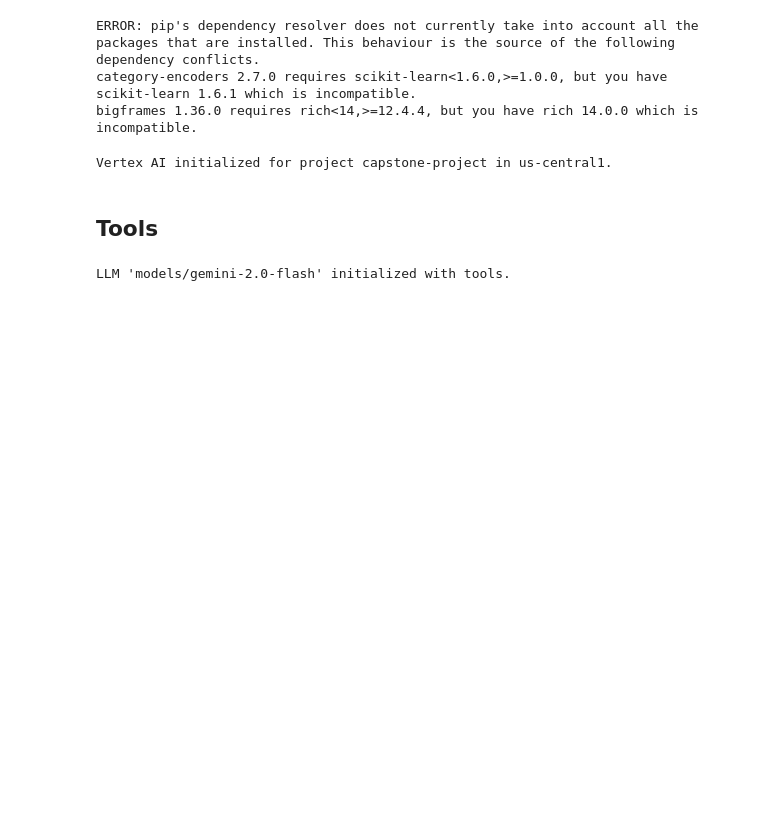
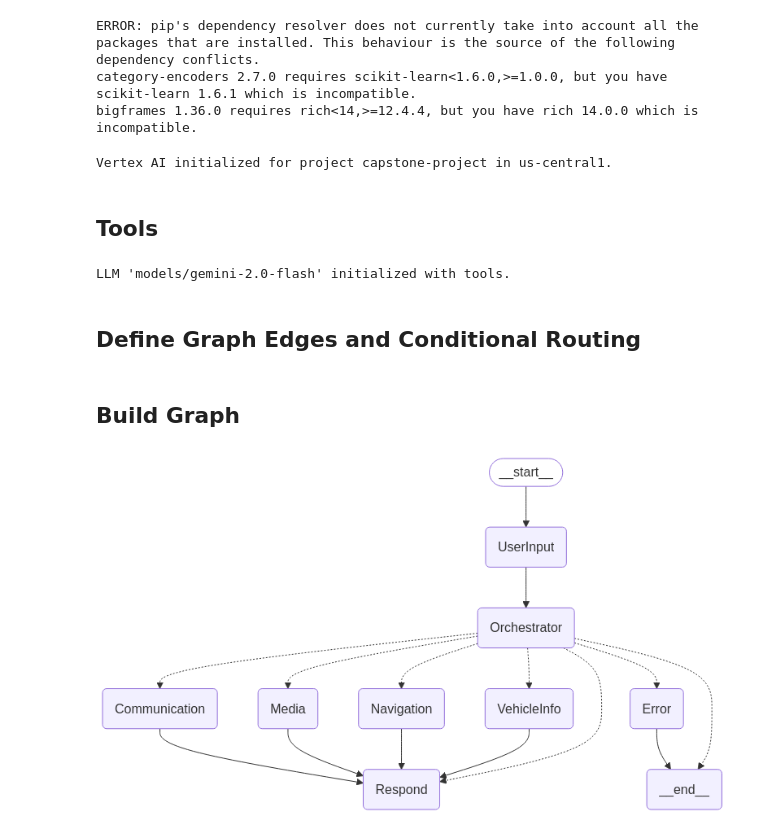
Before and after one commit to AlirezaSaei1/Gen-AI-Intensive-Course, a Jupyter notebook: capstone-project.ipynb, the cells around one changed output. Drawn from its saved outputs; the diff is of its cells as text; code cells hidden in the pictures; blank space fills up the shorter version.

```diff
--- a/capstone-project.ipynb
+++ b/capstone-project.ipynb
@@ -193,0 +219,2 @@ vehicle_info_node = ToolNode([get_vehicle_info])
+# %% [markdown]
+## Define Graph Edges and Conditional Routing
@@ -193,0 +247,43 @@ vehicle_info_node = ToolNode([get_vehicle_info])
+# %% [markdown]
+## Build Graph
+# %%
+graph_builder = StateGraph(AgentState)
+
+graph_builder.add_node("UserInput", voice_interface_agent)
+graph_builder.add_node("Orchestrator", orchestrator_agent)
+graph_builder.add_node("Navigation", navigation_node)
+graph_builder.add_node("Media", media_node)
+graph_builder.add_node("Communication", communication_node)
+graph_builder.add_node("VehicleInfo", vehicle_info_node)
+graph_builder.add_node("Respond", response_agent)
+graph_builder.add_node("Error", error_node)
+
+graph_builder.add_edge(START, "UserInput")
+graph_builder.add_edge("UserInput", "Orchestrator")
+
+graph_builder.add_conditional_edges(
+    "Orchestrator",
+    select_route,
+    {
+        "Navigation": "Navigation",
+        "Media": "Media",
+        "Communication": "Communication",
+        "VehicleInfo": "VehicleInfo",
+        "Respond": "Respond",
+        "Error": "Error",
+        END: END
+    }
+)
+
+graph_builder.add_edge("Navigation", "Respond")
+graph_builder.add_edge("Media", "Respond")
+graph_builder.add_edge("Communication", "Respond")
+graph_builder.add_edge("VehicleInfo", "Respond")
+
+graph_builder.add_edge("Error", END)
+
+app_graph = graph_builder.compile()
+
+display(Image(app_graph.get_graph().draw_mermaid_png()))
+# %% [output]
+[figure, added]
```
Also changed, not shown: parts of 2 cells of this notebook.
